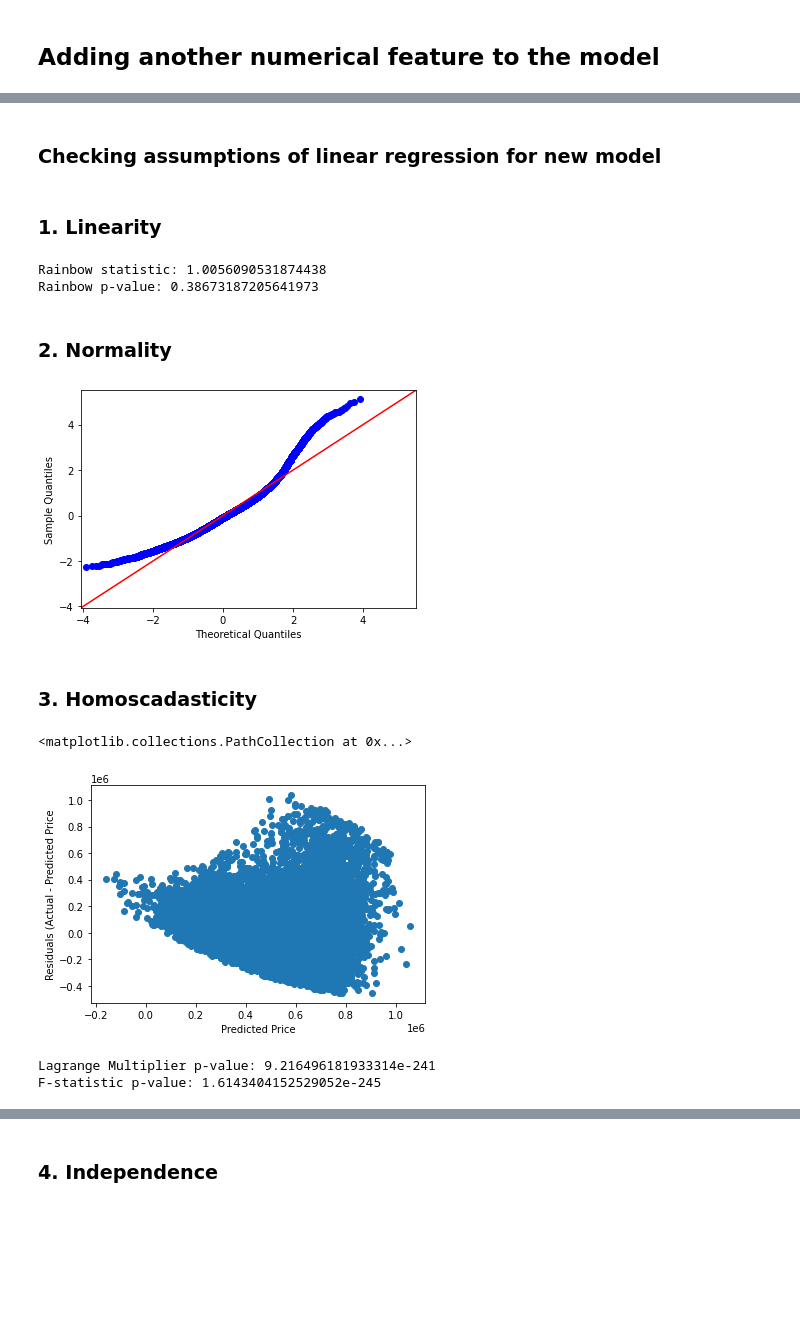
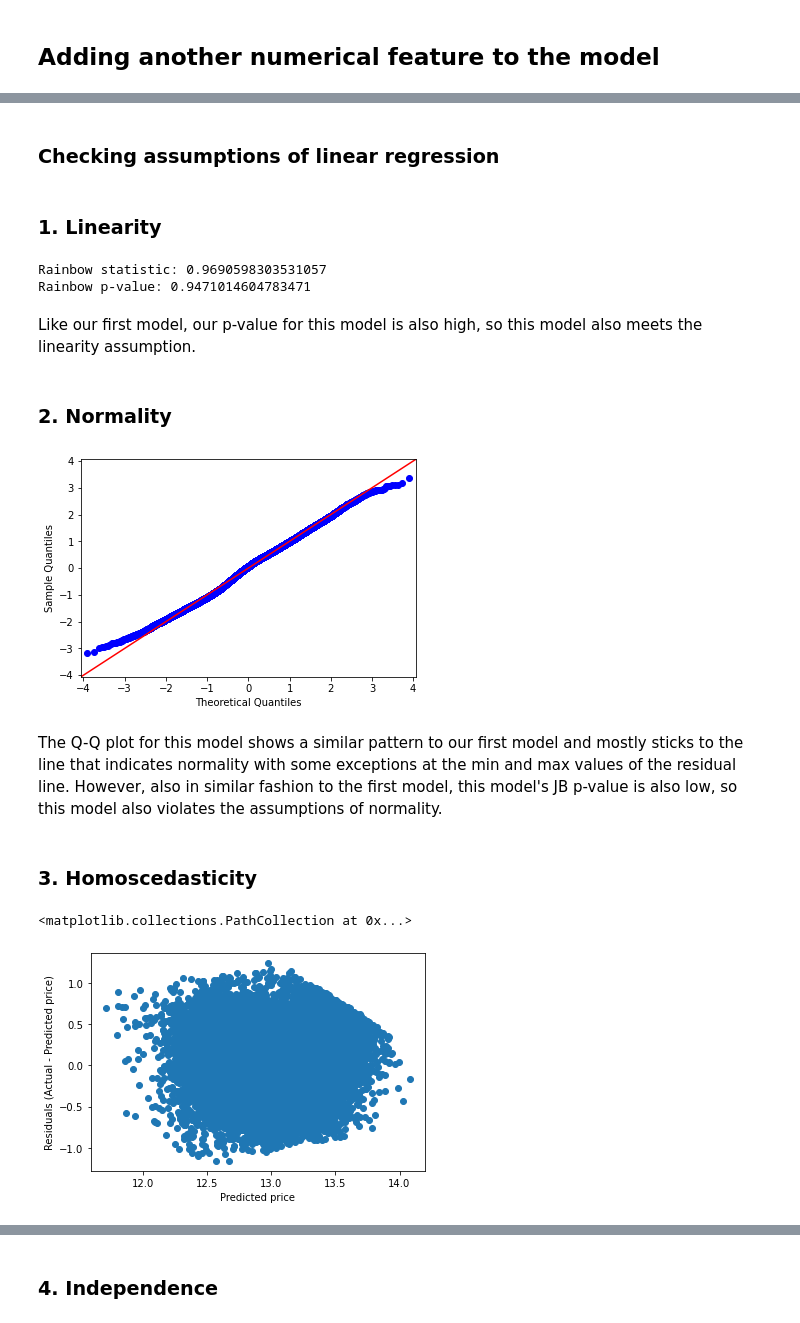
Before and after one commit to nancyho83/Property-Development-Analysis, a Jupyter notebook: Property_Development_Analysis.ipynb, the cells around one changed output, grey strips where cells are left out. Cells and saved outputs as stored; diff of their text form; code cells hidden in the pictures; blank space fills up the shorter version.

Commit message:
Added functions, analysis, started on conclusion

```diff
--- a/Property_Development_Analysis.ipynb
+++ b/Property_Development_Analysis.ipynb
@@ -194,9 +175,10 @@ Then we log transform two continuous features, `sqft_living` and `sqft_lot`, and
 # %%
-non_normal = filtered_housing_df[['sqft_living', 'sqft_lot']]
+non_normal = filtered_housing_df[['price', 'sqft_living', 'sqft_lot']]
 for feat in non_normal:
     filtered_housing_df[feat] = filtered_housing_df[feat].map(lambda x: np.log(x))
-filtered_housing_df.hist(figsize=(10,10))
-plt.show()
+
+filtered_housing_df['sqft_living'] = filtered_housing_df['sqft_living'].map(lambda x: (x - filtered_housing_df['sqft_living'].mean()) / filtered_housing_df['sqft_living'].std())
+filtered_housing_df['sqft_lot'] = filtered_housing_df['sqft_lot'].map(lambda x: (x - filtered_housing_df['sqft_lot'].mean()) / filtered_housing_df['sqft_lot'].std())
 # %% [output]
 A value is trying to be set on a copy of a slice from a DataFrame.
 Try using .loc[row_indexer,col_indexer] = value instead
@@ -309,8 +287,6 @@ def linearity_test(model):
     rainbow_statistic, rainbow_p_value = linear_rainbow(model)
     print("Rainbow statistic:", rainbow_statistic)
     print("Rainbow p-value:", rainbow_p_value)
-    if rainbow_p_value > 0.05:
-        print()
 
 def normality_test(resids):
     """
@@ -320,28 +296,26 @@ def normality_test(resids):
     fig = sm.graphics.qqplot(resids, dist=stats.norm, line='45', fit=True)
     fig.show()
 
-def homoscadasticity(model, resids):
+def homoscedasticity(df, model, resids):
     """
     Takes in a linear regression model and its residuals and creates a scatter plot
     to help determine whether the model meets the assumption of homoscadasticity.
     """
+    y = df.iloc[:, 0]
     y_hat = model.predict()
     fig, ax = plt.subplots()
-    resids = model.resid
-    ax.set(xlabel="Predicted Price",
-           ylabel="Residuals (Actual - Predicted Price")
+    ax.set(xlabel="Predicted {}".format(y.name),
+           ylabel="Residuals (Actual - Predicted {})".format(y.name))
     return ax.scatter(y_hat, resids);
 
-def independence_test(df):
+def breusch_pagan(df, resids):
     """
-    Takes in a dataframe for a linear regression model and returns a new dataframe
-    containing the variance inflation factors for each feature in the model.
+    Takes in a dataframe for a linear regression model and its residuals to measure
+    for heteroscedasticity.
     """
     predictors_df = df.drop(df.columns[0], axis=1)
-    rows = predictors_df.values
-    vif_df = pd.DataFrame()
-    vif_df["VIF"] = [variance_inflation_factor(rows, i) for i in range(len(predictors_df.columns))]
-    vif_df["feature"] = predictors_df.columns
-    return vif_df
+    lm, lm_p_value, fvalue, f_p_value = het_breuschpagan(resids, predictors_df)
+    print("Lagrange Multiplier p-value:", lm_p_value)
+    print("F-statistic p-value:", f_p_value)
 # %% [markdown]
 ### 1. Linearity
@@ -390,3 +371,5 @@ housing_df['sqft_lot'].unique().sum()
 # %%
 model_2_df = filtered_housing_df[['price', 'sqft_living', 'sqft_lot']]
-model_2_df.head()
+formula_2 = "price ~ sqft_living + sqft_lot"
+model_2_results = ols_analysis(model_2_df, formula_2)
+model_2_results.summary()
@@ -393,3 +396,0 @@ model_2_df.head()
-# %%
-model_2 = ols(formula="price ~ sqft_living + sqft_lot", data=model_2_df)
-model_2_results = model_2.fit()
@@ -419,30 +409,27 @@ Notes:
 # %% [markdown]
-### Checking assumptions of linear regression for new model
+### Checking assumptions of linear regression
 # %% [markdown]
 ### 1. Linearity
 # %%
 linearity_test(model_2_results)
 # %% [output]
-Rainbow statistic: 1.0056090531874438
-Rainbow p-value: 0.38673187205641973
+Rainbow statistic: 0.9690598303531057
+Rainbow p-value: 0.9471014604783471
+# %% [markdown]
+Like our first model, our p-value for this model is also high, so this model also meets the linearity assumption.
 # %% [markdown]
 ### 2. Normality
 # %%
 model_2_resids = model_2_results.resid
 normality_test(model_2_resids)
 # %% [output]
-[figure, old version]
+[figure, new version]
+# %% [markdown]
+The Q-Q plot for this model shows a similar pattern to our first model and mostly sticks to the line that indicates normality with some exceptions at the min and max values of the residual line. However, also in similar fashion to the first model, this model's JB p-value is also low, so this model also violates the assumptions of normality.
 # %% [markdown]
-### 3. Homoscadasticity
+### 3. Homoscedasticity
 # %%
-homoscadasticity(model_2_results, model_2_resids)
+homoscedasticity(model_2_df, model_2_results, model_2_resids)
 # %% [output]
 <matplotlib.collections.PathCollection at 0x...>
-[figure, old version]
+[figure, new version]
-# %%
-lm, lm_p_value, fvalue, f_p_value = het_breuschpagan(model_2_resids, model_2_df[["sqft_living", "sqft_lot"]])
-print("Lagrange Multiplier p-value:", lm_p_value)
-print("F-statistic p-value:", f_p_value)
-# %% [output]
-Lagrange Multiplier p-value: 9.216496181933314e-241
-F-statistic p-value: 1.6143404152529052e-245
```
Also changed, not shown: parts of 106 cells of this notebook, 3 other files.
